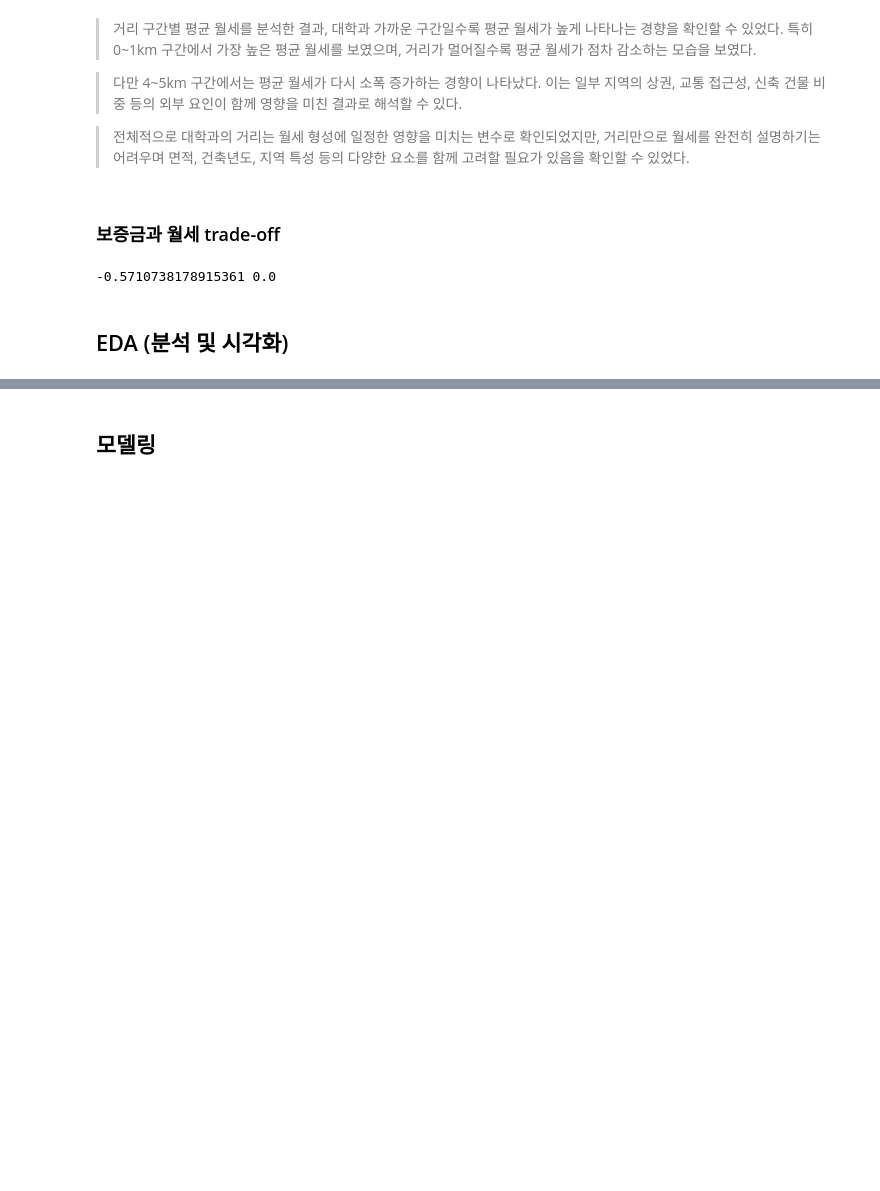
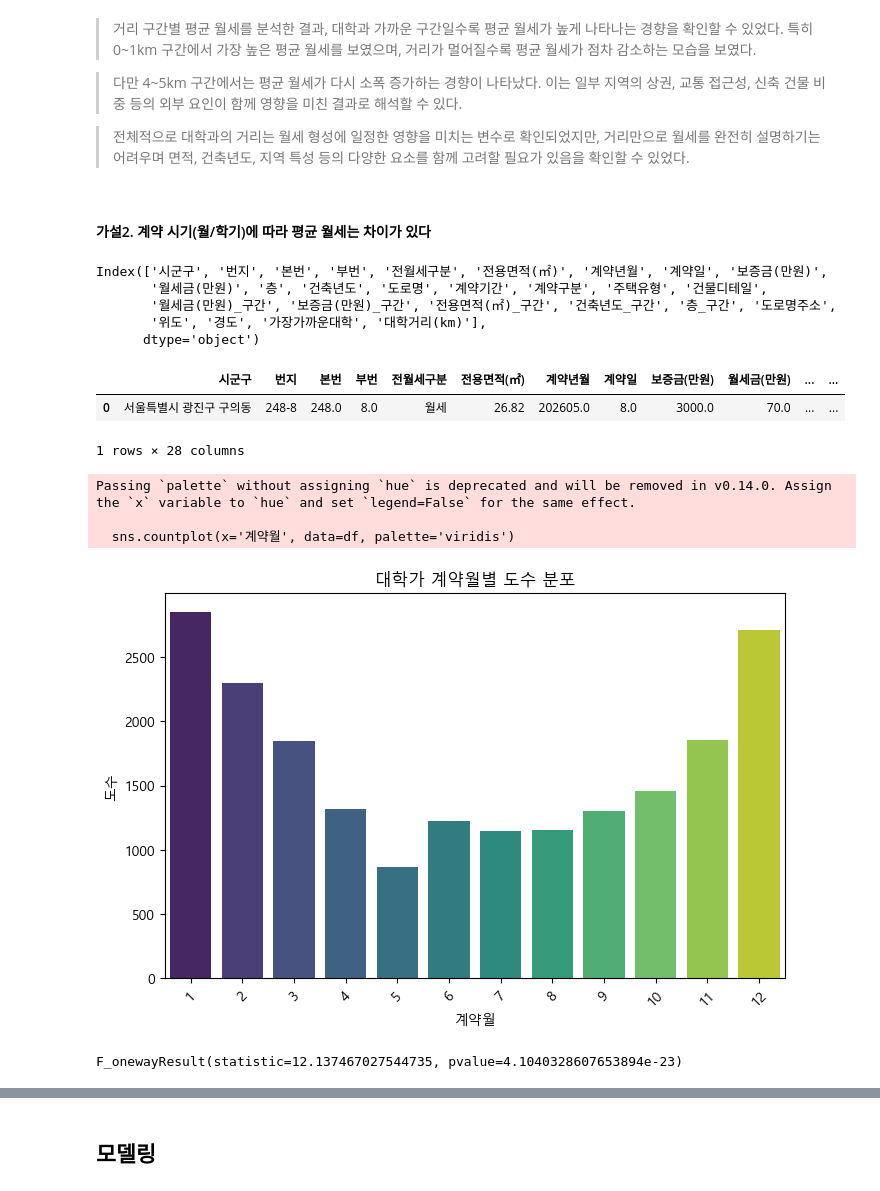
Before and after one commit to dbwofla11/campus-rent-analysis, a Jupyter notebook: 빅데이터분석_프로젝트.ipynb, the cells around one changed output, grey strips where cells are left out. Saved outputs shown, nothing was run; the diff lists cells and outputs as text; code cells hidden in the pictures; blank space fills up the shorter version.

```diff
--- a/빅데이터분석_프로젝트.ipynb
+++ b/빅데이터분석_프로젝트.ipynb
@@ -1338,16 +1316,60 @@ p-value: 3.838988611447926e-55
 > 다만 4~5km 구간에서는 평균 월세가 다시 소폭 증가하는 경향이 나타났다. 이는 일부 지역의 상권, 교통 접근성, 신축 건물 비중 등의 외부 요인이 함께 영향을 미친 결과로 해석할 수 있다.
 
 > 전체적으로 대학과의 거리는 월세 형성에 일정한 영향을 미치는 변수로 확인되었지만, 거리만으로 월세를 완전히 설명하기는 어려우며 면적, 건축년도, 지역 특성 등의 다양한 요소를 함께 고려할 필요가 있음을 확인할 수 있었다.
-# %% [markdown]
-### 보증금과 월세 trade-off
-# %%
-corr, p_value = stats.pearsonr(
-    df["보증금(만원)"],
-    df["월세금(만원)"]
-)
-
-print(corr, p_value)
-# %% [output]
--0.5710738178915361 0.0
-# %% [markdown]
-## EDA (분석 및 시각화)
+# %% [markdown]
+
+#### 가설2. 계약 시기(월/학기)에 따라 평균 월세는 차이가 있다
+# %%
+df.columns
+# %% [output]
+Index(['시군구', '번지', '본번', '부번', '전월세구분', '전용면적(㎡)', '계약년월', '계약일', '보증금(만원)',
+       '월세금(만원)', '층', '건축년도', '도로명', '계약기간', '계약구분', '주택유형', '건물디테일',
+       '월세금(만원)_구간', '보증금(만원)_구간', '전용면적(㎡)_구간', '건축년도_구간', '층_구간', '도로명주소',
+       '위도', '경도', '가장가까운대학', '대학거리(km)'],
+      dtype='object')
+# %%
+from scipy.stats import f_oneway
+
+# 계약년월이란 데이터가 `202604.0` 형태로 존재하기에 이를 처리하기위해 월만 추출해서 바꿔줌
+
+# 계약년월 -> 계약월 추출
+df['계약월'] = (
+    df['계약년월']
+    .astype(int)
+    .astype(str)
+    .str[-2:]
+    .astype(int)
+)
+
+df.head(1)
+# %% [output]
+|  | 시군구 | 번지 | 본번 | 부번 | 전월세구분 | 전용면적(㎡) | 계약년월 | 계약일 | 보증금(만원) | 월세금(만원) | ... | ... |
+| 0 | 서울특별시 광진구 구의동 | 248-8 | 248.0 | 8.0 | 월세 | 26.82 | 202605.0 | 8.0 | 3000.0 | 70.0 | ... | ... |
+1 rows × 28 columns
+# %%
+### 계약월별로 도수 분포 확인
+plt.figure(figsize=(8,5))
+sns.countplot(x='계약월', data=df, palette='viridis')
+plt.title('대학가 계약월별 도수 분포')
+plt.xlabel('계약월')
+plt.ylabel('도수')
+plt.xticks(rotation=45)
+plt.show()
+# %% [output]
+Passing `palette` without assigning `hue` is deprecated and will be removed in v0.14.0. Assign the `x` variable to `hue` and set `legend=False` for the same effect.
+
+  sns.countplot(x='계약월', data=df, palette='viridis')
+[figure, added]
+# %%
+from scipy.stats import f_oneway
+
+groups = [
+    group['월세금(만원)'].values
+    for name, group in df.groupby('계약월')
+]
+
+anova_result = f_oneway(*groups)
+
+print(anova_result)
+# %% [output]
+F_onewayResult(statistic=12.137467027544735, pvalue=4.1040328607653894e-23)
```
Also changed, not shown: parts of 17 cells of this notebook.
